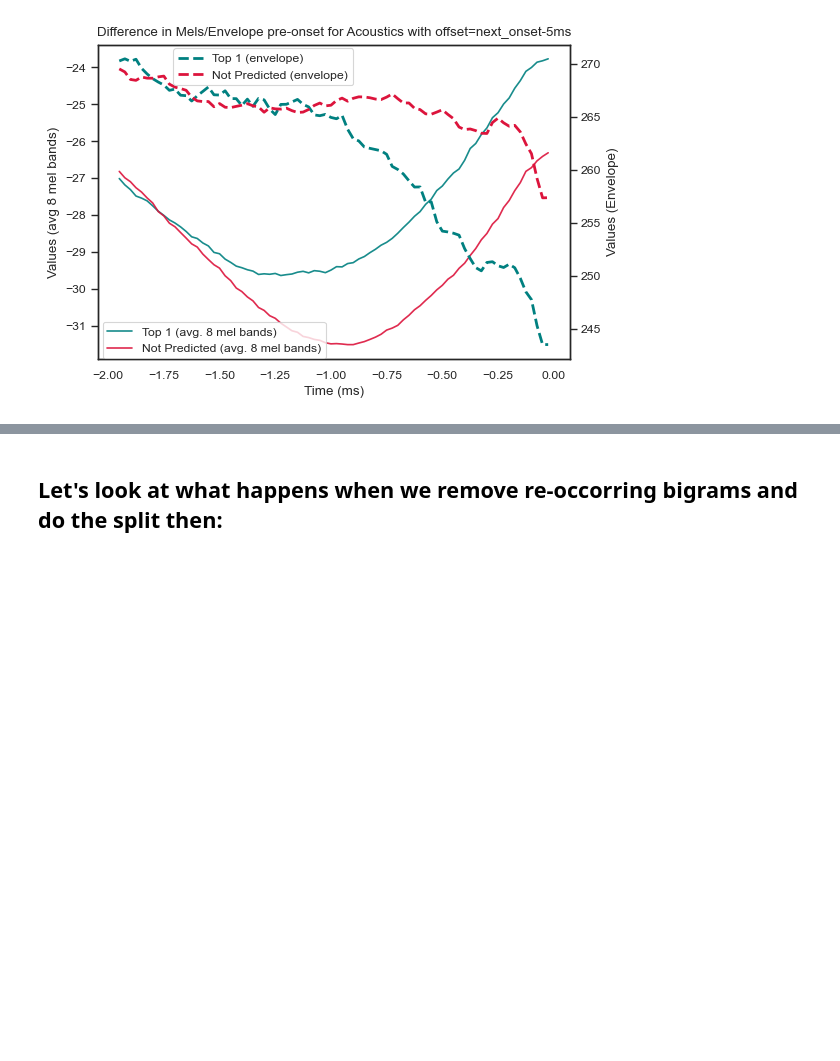
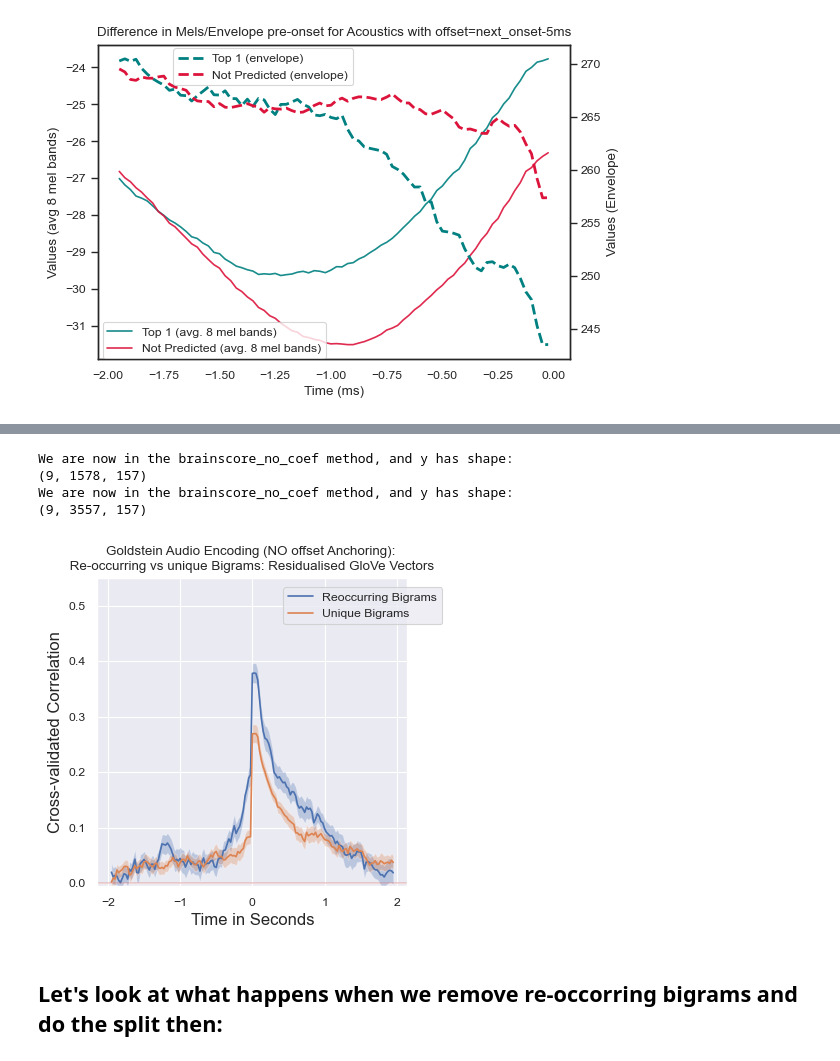
Before and after one commit to InesSchoenmann/Lingpred, a Jupyter notebook: notebooks_new/Audio_Encoding.ipynb, the cells around one changed output, grey strips where cells are left out. Drawn from its saved outputs; the diff is of its cells as text; code cells hidden in the pictures; blank space fills up the shorter version.

```diff
--- a/notebooks_new/Audio_Encoding.ipynb
+++ b/notebooks_new/Audio_Encoding.ipynb
@@ -922,3 +1094,36 @@ plt.show()
+# %%
+
+encoding_Glove_residualised_bigrams   = brainscore_no_coef(X_Glove_residualised_bigrams, y_bigrams)
+encoding_Glove_residualised_nobigrams = brainscore_no_coef(X_Glove_residualised_no_bigrams, y_nobigrams)
+# %% [output]
+We are now in the brainscore_no_coef method, and y has shape:
+(9, 1578, 157)
+We are now in the brainscore_no_coef method, and y has shape:
+(9, 3557, 157)
+# %%
+
+models = ['Reoccurring Bigrams', 'Unique Bigrams']
+labels = models
+
+
+fig, (ax1) = plt.subplots(1, 1, figsize=(4, 4))
+
+for i, key in enumerate([encoding_Glove_residualised_bigrams, encoding_Glove_residualised_nobigrams]):
+    ax1.plot(times_100, key.mean(axis=0).mean(axis=0), label=labels[i])
+    ax1.fill_between(times_100, lowerCI(reshape(key)),
+                                upperCI(reshape(key)), alpha=0.3)
+
+ax1.legend(loc=(0.6, 0.85))
+ax1.set_ylim([-0.005, 0.55])
+ax1.set_xlabel('Time in Seconds', fontsize=12)
+ax1.set_ylabel('Cross-validated Correlation', fontsize=12)
+ax1.axhline(c='indianred',  alpha=0.3)
+if use_real_word_offsets:
+    ax1.set_title(dataset+' Audio Encoding (NO offset Anchoring): \n Re-occurring vs unique Bigrams: Residualised GloVe Vectors ')
+else:
+    ax1.set_title(dataset+' Audio Encoding (OFFSET ANCHORING!): \n Re-occurring vs unique Bigrams: Residualised GloVe Vectors ')
+# %% [output]
+[figure, added]
 # %% [markdown]
 ## Let's look at what happens when we remove re-occorring bigrams and do the split then:
 # %%
```
Also changed, not shown: parts of 18 cells of this notebook.
